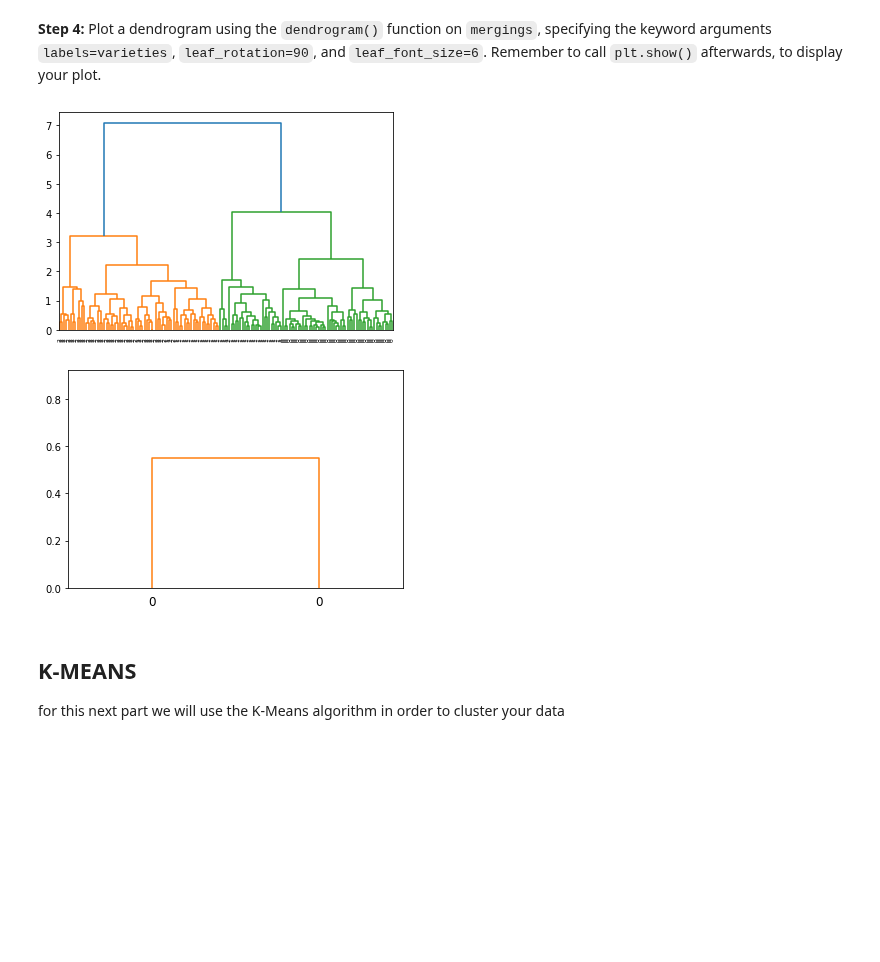
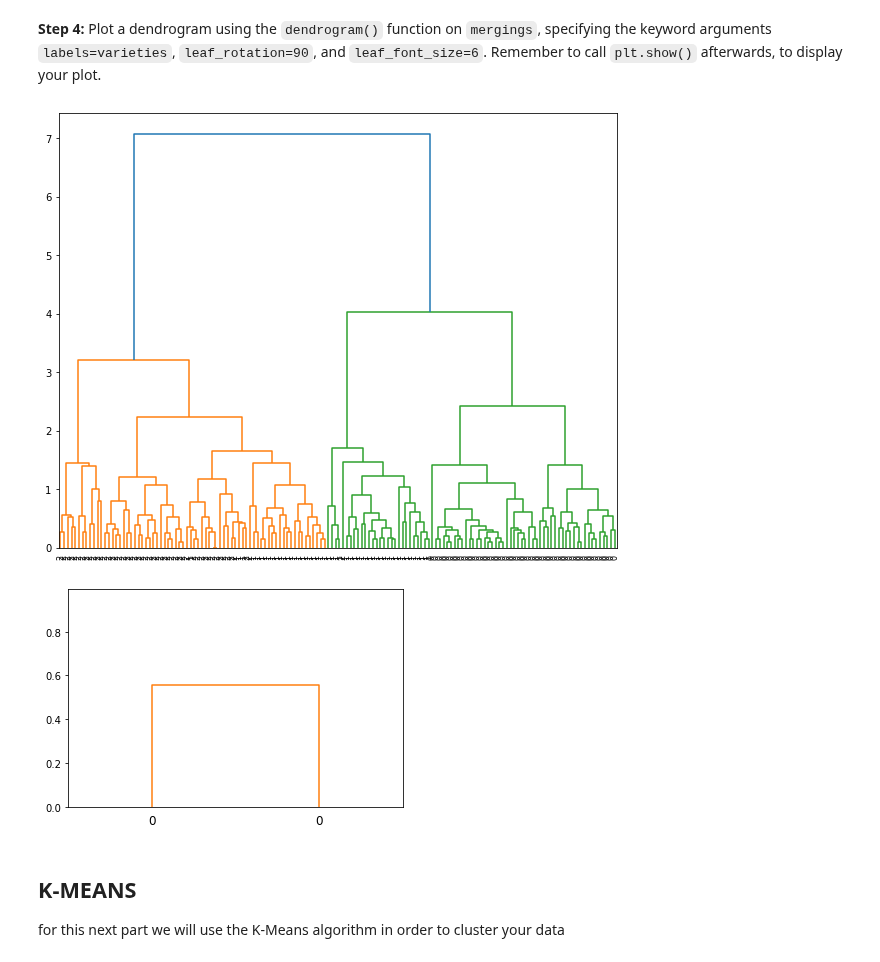
Before and after one commit to EuniceOyeniyi/stive_exercises, a Jupyter notebook: Chapter 02/02. Clustering/02. Hierarchical Clustering/exercises/ml3.ipynb, the cells around one changed output. Drawn from its saved outputs; the diff is of its cells as text; code cells hidden in the pictures; blank space fills up the shorter version.

```diff
--- a/Chapter 02/02. Clustering/02. Hierarchical Clustering/exercises/ml3.ipynb
+++ b/Chapter 02/02. Clustering/02. Hierarchical Clustering/exercises/ml3.ipynb
@@ -76,15 +76,15 @@ assert mergings.shape == (149,4)
 # %% [markdown]
 **Step 4:** Plot a dendrogram using the `dendrogram()` function on `mergings`, specifying the keyword arguments `labels=varieties`, `leaf_rotation=90`, and `leaf_font_size=6`.  Remember to call `plt.show()` afterwards, to display your plot.
 # %%
-
-dn = dendrogram(mergings,labels=varieties,leaf_rotation=90,leaf_font_size=6)
+plt.figure(figsize=(10,8))
+dn = dendrogram(mergings,labels=varieties,leaf_rotation=90,leaf_font_size=8)
 plt.show()
 # %% [output]
-[figure, old version]
+[figure, new version]
 # %%
 assert type(dn) == type(dendrogram(np.random.rand(15, 4)))
 # %% [output]
-[figure, old version]
+[figure, new version]
 # %% [markdown]
 ## K-MEANS
 
```
Also changed, not shown: parts of 1 cell of this notebook, 1 other file.
